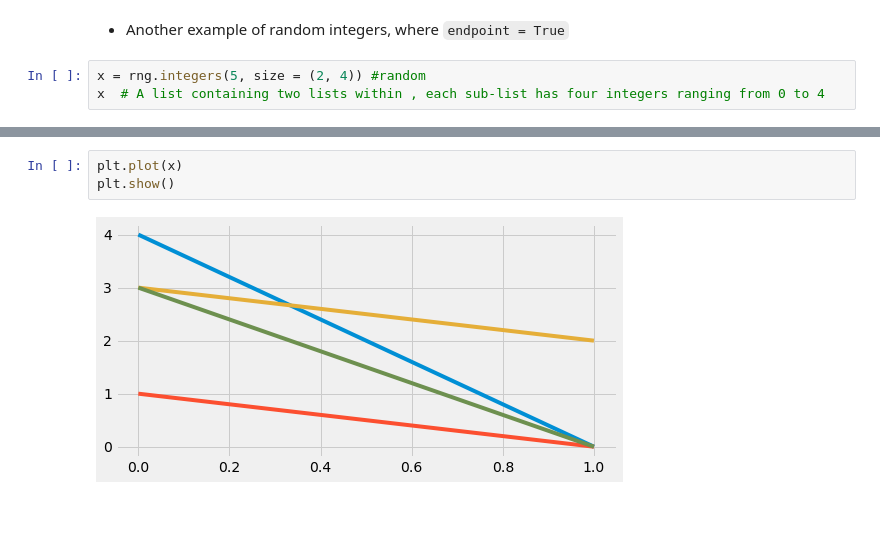
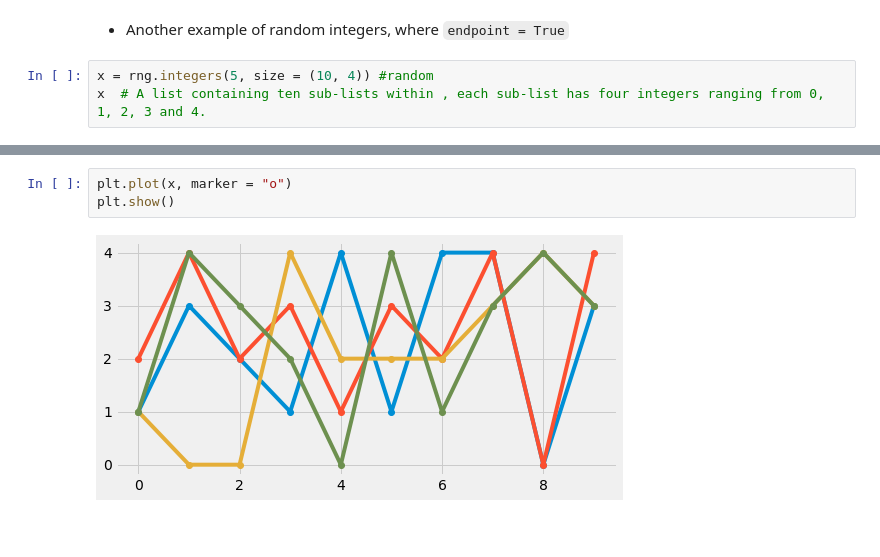
Before and after one commit to G00387867/numpy-random, a Jupyter notebook: numpy-random.ipynb, the cells around one changed output, grey strips where cells are left out. Cells and saved outputs as stored; diff of their text form.

```diff
--- a/numpy-random.ipynb
+++ b/numpy-random.ipynb
@@ -55,6 +53,6 @@ plt.show()
 # %% [markdown]
 - Another example of random integers, where `endpoint = True`
 # %%
-x = rng.integers(5, size = (2, 4)) #random
-x  # A list containing two lists within , each sub-list has four integers ranging from 0 to 4
+x = rng.integers(5, size = (10, 4)) #random
+x  # A list containing ten sub-lists within , each sub-list has four integers ranging from 0, 1, 2, 3 and 4.
 # %% [output]
@@ -63,8 +69,8 @@ array([[4, 1, 3, 3],
 # %%
-plt.plot(x)
+plt.plot(x, marker = "o")
 plt.show()
 # %% [output]
-[figure, old version]
+[figure, new version]
 # %% [markdown]
 <br>
 # %% [markdown]
```
Also changed, not shown: parts of 43 cells of this notebook, 1 other file.
